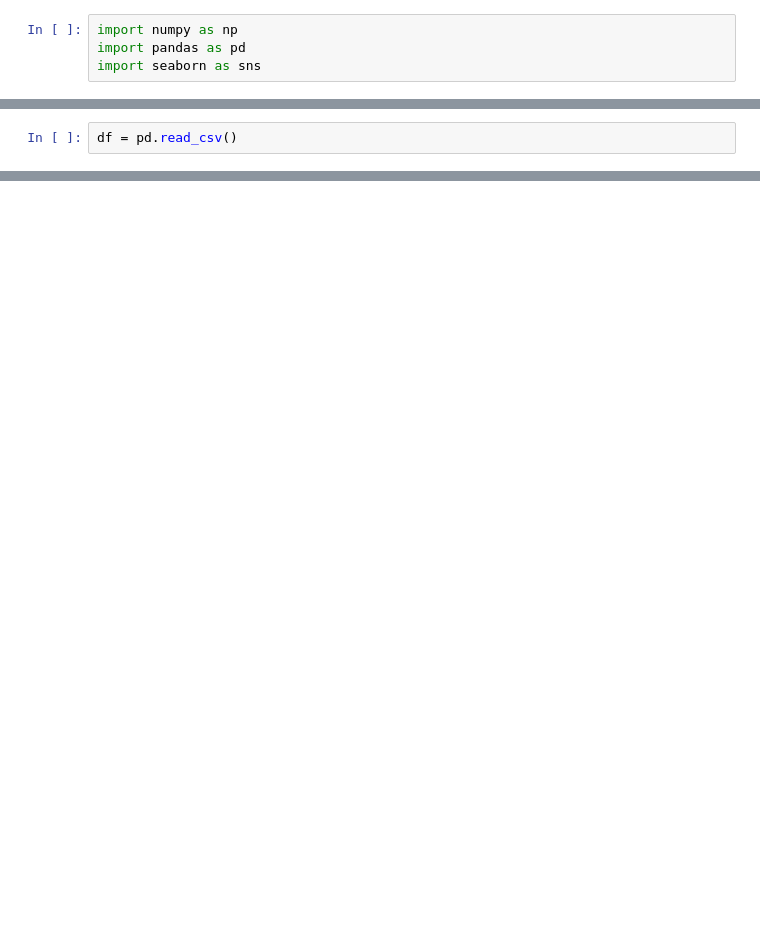
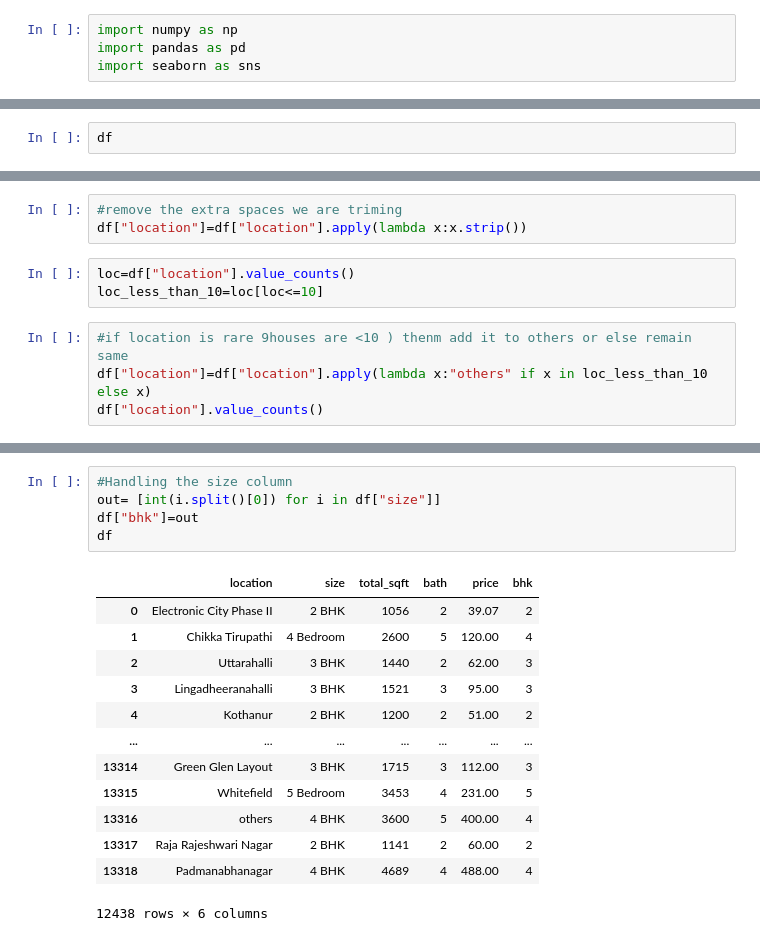
Before and after one commit to NikhilGoral28/Qspider, a Jupyter notebook: ml/Projects/House_price_prediction/notebook/EDA.ipynb, the cells around one changed output, grey strips where cells are left out. Saved outputs shown, nothing was run; the diff lists cells and outputs as text; blank space fills up the shorter version.

```diff
--- a/ml/Projects/House_price_prediction/notebook/EDA.ipynb
+++ b/ml/Projects/House_price_prediction/notebook/EDA.ipynb
@@ -5,2 +232,2 @@ import seaborn as sns
 # %%
-df = pd.read_csv()
+df
@@ -6,0 +271,10 @@ df = pd.read_csv()
+# %%
+#remove the extra spaces we are triming
+df["location"]=df["location"].apply(lambda x:x.strip())
+# %%
+loc=df["location"].value_counts()
+loc_less_than_10=loc[loc<=10]
+# %%
+#if location is rare 9houses are <10 ) thenm add it to others or else remain same
+df["location"]=df["location"].apply(lambda x:"others" if x in loc_less_than_10 else x)
+df["location"].value_counts()
@@ -6,0 +295,19 @@ df = pd.read_csv()
+# %%
+#Handling the size column
+out= [int(i.split()[0]) for i in df["size"]]
+df["bhk"]=out
+df
+# %% [output]
+|  | location | size | total_sqft | bath | price | bhk |
+| 0 | Electronic City Phase II | 2 BHK | 1056 | 2 | 39.07 | 2 |
+| 1 | Chikka Tirupathi | 4 Bedroom | 2600 | 5 | 120.00 | 4 |
+| 2 | Uttarahalli | 3 BHK | 1440 | 2 | 62.00 | 3 |
+| 3 | Lingadheeranahalli | 3 BHK | 1521 | 3 | 95.00 | 3 |
+| 4 | Kothanur | 2 BHK | 1200 | 2 | 51.00 | 2 |
+| ... | ... | ... | ... | ... | ... | ... |
+| 13314 | Green Glen Layout | 3 BHK | 1715 | 3 | 112.00 | 3 |
+| 13315 | Whitefield | 5 Bedroom | 3453 | 4 | 231.00 | 5 |
+| 13316 | others | 4 BHK | 3600 | 5 | 400.00 | 4 |
+| 13317 | Raja Rajeshwari Nagar | 2 BHK | 1141 | 2 | 60.00 | 2 |
+| 13318 | Padmanabhanagar | 4 BHK | 4689 | 4 | 488.00 | 4 |
+12438 rows × 6 columns
```
Also changed, not shown: parts of 60 cells of this notebook, 6 other files.
